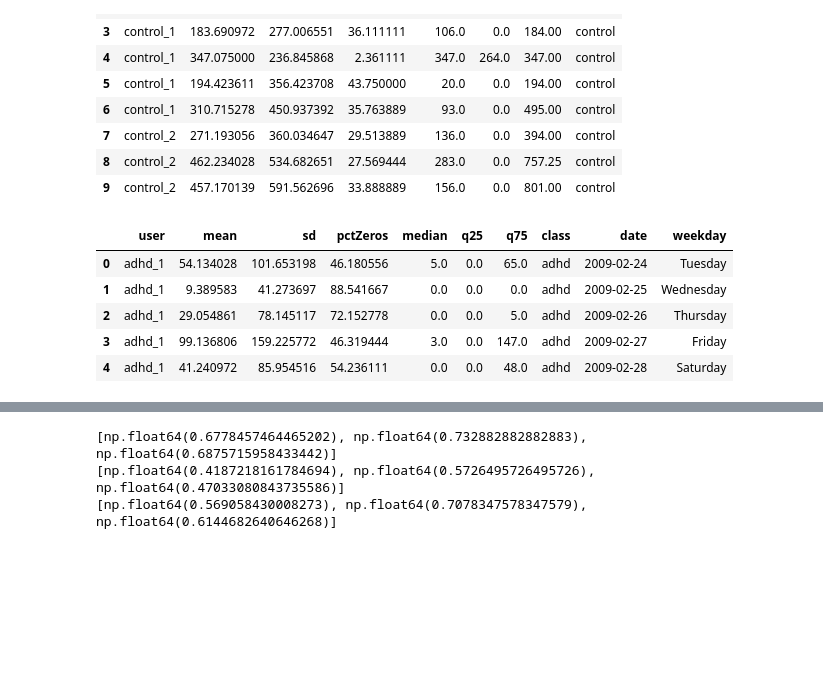
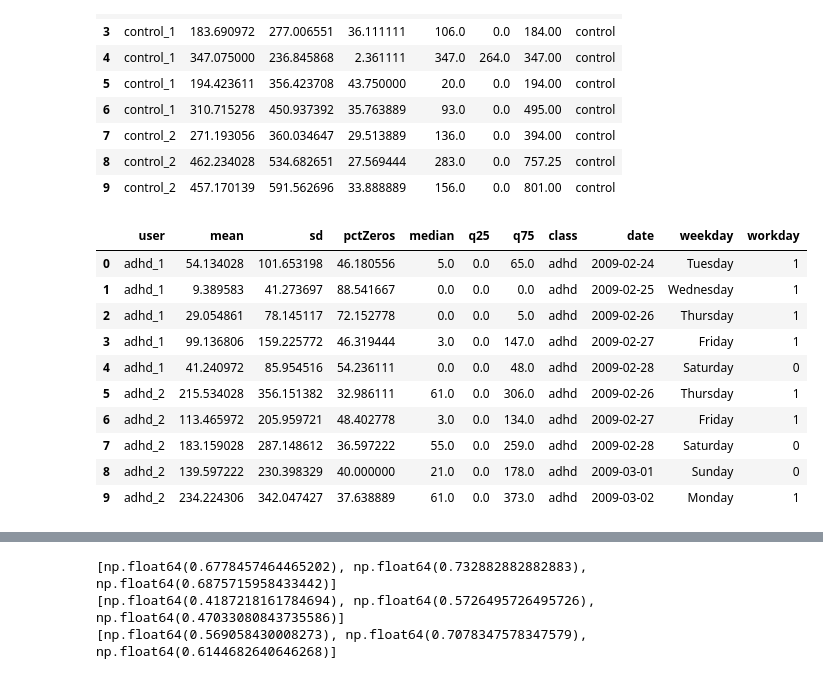
Before and after one commit to clemante/Hallo_DPP, a Jupyter notebook: notebooks/Nature_Results_revisited.ipynb, the cells around one changed output, grey strips where cells are left out. Cells and saved outputs as stored; diff of their text form; code cells hidden in the pictures; blank space fills up the shorter version.

```diff
--- a/notebooks/Nature_Results_revisited.ipynb
+++ b/notebooks/Nature_Results_revisited.ipynb
@@ -61,49 +61,57 @@ for d in ['2003-03-19']: #dates:
         # print(pctZeros)
 
 df_features_selfmade = pd.DataFrame(columns=['user', 'mean', 'sd', 'pctZeros',
-                            'median', 'q25', 'q75', 'class', 'date', 'weekday'])
+                                            'median', 'q25', 'q75', 'class',
+                                            'date', 'weekday', 'workday'])
 
 diags  = ['adhd', 'clinical', 'control', 'depression', 'schizophrenia']
 pat_lists = {}
 max_npat = 0
 for diag in diags:
     df = pd.read_csv(DATA_RAW_DIR / f"{diag}-info.csv")
     pat_lists[diag] = list(df.loc[:,'number'])
     #print(pat_lists[diag])
     npat = len(pat_lists[diag])
     max_npat = max(max_npat, npat)
 
 for idiag in range(len(diags)):
     diag = diags[idiag]
     pat_list = pat_lists[diag]
     #print(pat_list)
-    pat_id = pat_list[0]
+    #pat_id = pat_list[0]
     for ipat_id in range(len(pat_list)):
         pat_id = pat_list[ipat_id]
         DATAFILE = DATA_RAW_DIR / diag / f'{pat_id}.csv'
         df_tmp = pd.read_csv(DATAFILE)
         dates = df_tmp.loc[:,'date'].unique()
         for d in dates:
             mask= df_tmp.loc[:,'date'] == d
             if mask.sum() == 1440:
                 activity = df_tmp.loc[mask,'activity']
                 q25, median, q75 = stat.quantiles(activity, n=4)
                 mean = stat.mean(activity)
                 sd = stat.stdev(activity)
                 pctZeros = 100 * (activity == 0).mean()
                 weekday = datetime.strptime(str(d),'%Y-%m-%d').strftime('%A')
+                workday = 0 if weekday in ['Saturday', 'Sunday'] else 1
                 df_features_selfmade.loc[len(df_features_selfmade)] = \
-                    [pat_id, mean, sd, pctZeros, median, q25, q75, diag, d, weekday]
+                    [pat_id, mean, sd, pctZeros, median, q25, q75, diag,
+                     d, weekday, workday]
 
 
-df_features_selfmade.head()
+df_features_selfmade.head(10)
 # %% [output]
-|  | user | mean | sd | pctZeros | median | q25 | q75 | class | date | weekday |
-| 0 | adhd_1 | 54.134028 | 101.653198 | 46.180556 | 5.0 | 0.0 | 65.0 | adhd | 2009-02-24 | Tuesday |
-| 1 | adhd_1 | 9.389583 | 41.273697 | 88.541667 | 0.0 | 0.0 | 0.0 | adhd | 2009-02-25 | Wednesday |
-| 2 | adhd_1 | 29.054861 | 78.145117 | 72.152778 | 0.0 | 0.0 | 5.0 | adhd | 2009-02-26 | Thursday |
-| 3 | adhd_1 | 99.136806 | 159.225772 | 46.319444 | 3.0 | 0.0 | 147.0 | adhd | 2009-02-27 | Friday |
-| 4 | adhd_1 | 41.240972 | 85.954516 | 54.236111 | 0.0 | 0.0 | 48.0 | adhd | 2009-02-28 | Saturday |
+|  | user | mean | sd | pctZeros | median | q25 | q75 | class | date | weekday | workday |
+| 0 | adhd_1 | 54.134028 | 101.653198 | 46.180556 | 5.0 | 0.0 | 65.0 | adhd | 2009-02-24 | Tuesday | 1 |
+| 1 | adhd_1 | 9.389583 | 41.273697 | 88.541667 | 0.0 | 0.0 | 0.0 | adhd | 2009-02-25 | Wednesday | 1 |
+| 2 | adhd_1 | 29.054861 | 78.145117 | 72.152778 | 0.0 | 0.0 | 5.0 | adhd | 2009-02-26 | Thursday | 1 |
+| 3 | adhd_1 | 99.136806 | 159.225772 | 46.319444 | 3.0 | 0.0 | 147.0 | adhd | 2009-02-27 | Friday | 1 |
+| 4 | adhd_1 | 41.240972 | 85.954516 | 54.236111 | 0.0 | 0.0 | 48.0 | adhd | 2009-02-28 | Saturday | 0 |
+| 5 | adhd_2 | 215.534028 | 356.151382 | 32.986111 | 61.0 | 0.0 | 306.0 | adhd | 2009-02-26 | Thursday | 1 |
+| 6 | adhd_2 | 113.465972 | 205.959721 | 48.402778 | 3.0 | 0.0 | 134.0 | adhd | 2009-02-27 | Friday | 1 |
+| 7 | adhd_2 | 183.159028 | 287.148612 | 36.597222 | 55.0 | 0.0 | 259.0 | adhd | 2009-02-28 | Saturday | 0 |
+| 8 | adhd_2 | 139.597222 | 230.398329 | 40.000000 | 21.0 | 0.0 | 178.0 | adhd | 2009-03-01 | Sunday | 0 |
+| 9 | adhd_2 | 234.224306 | 342.047427 | 37.638889 | 61.0 | 0.0 | 373.0 | adhd | 2009-03-02 | Monday | 1 |
 # %%
 # check for differences between delivered features and own calculation
 # => no adhd data
```
Also changed, not shown: parts of 3 cells of this notebook, 2 other files.
